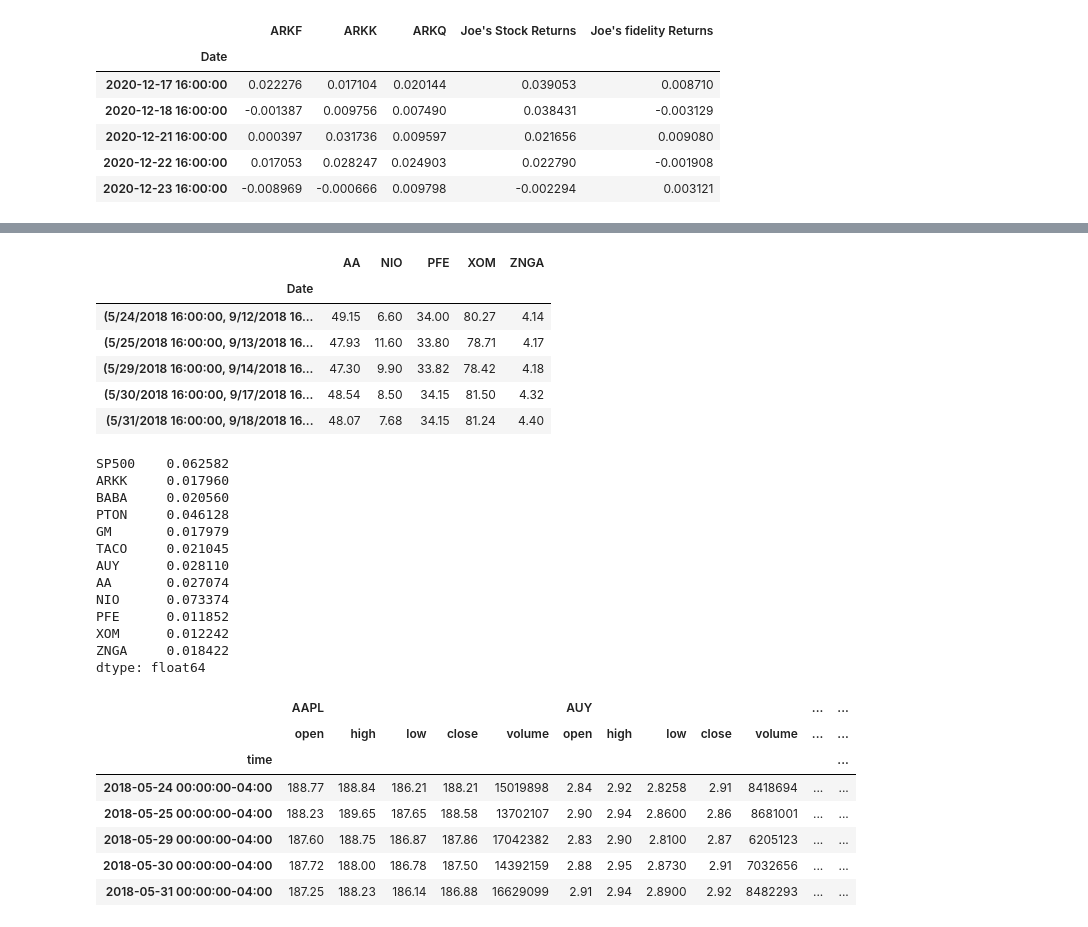
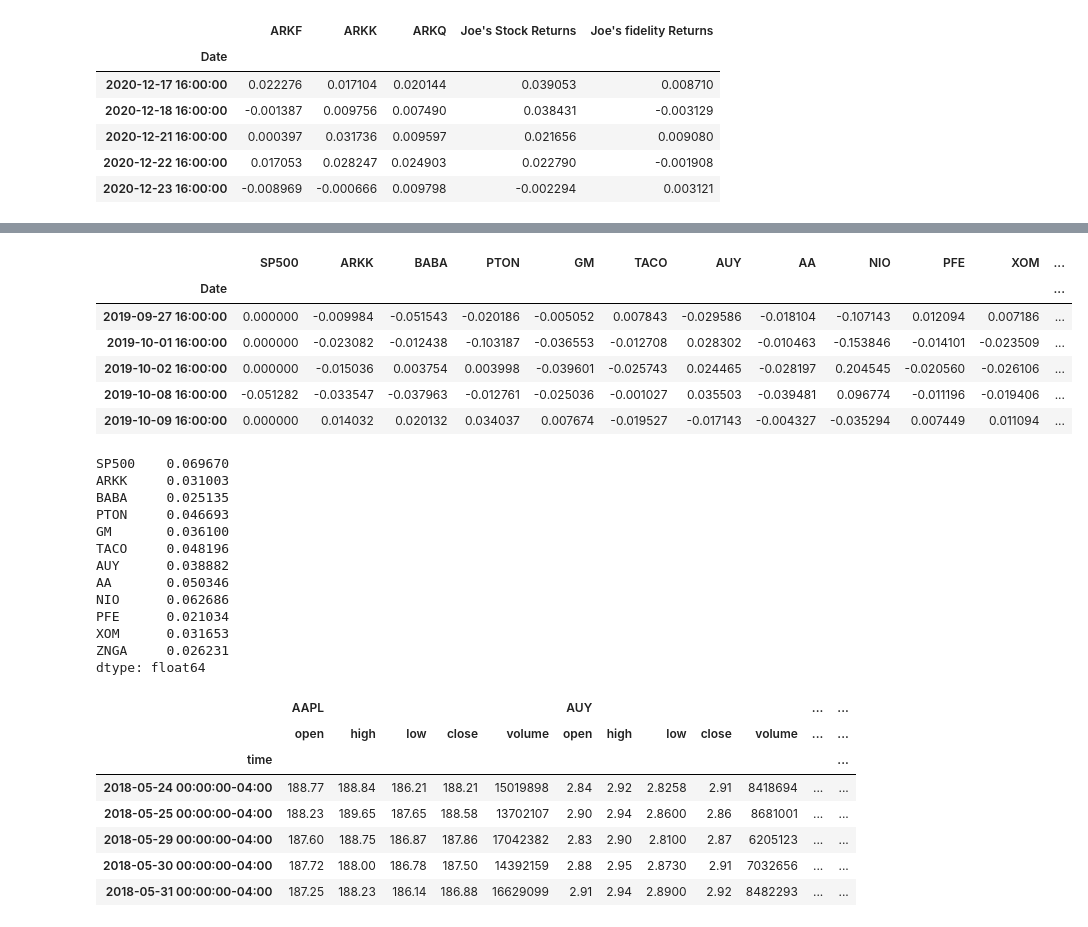
Before and after one commit to whitneydt/Project-FI-Data, a Jupyter notebook: Visualizations.ipynb, the cells around one changed output, grey strips where cells are left out. Cells and saved outputs as stored; diff of their text form; code cells hidden in the pictures.

```diff
--- a/Visualizations.ipynb
+++ b/Visualizations.ipynb
@@ -32,6 +32,7 @@ api = tradeapi.REST(
 ETF_Return_Path = Path('ETF_Daily_Returns')
 Joe_stock_path = Path('/Users/whitneyturner/Project-FI-Data/Performance_Data/Joe_Stock_Portfolio/Joes_Weighted_Returns')
 Joe_fidelity_path = Path('/Users/whitneyturner/Project-FI-Data/Joe_Fidelity_Stock_Data/Resources/Joe_Fidelity_Weighted_Returns')
+sharpe_path = Path('/Users/whitneyturner/Project-FI-Data/STD_and_Sharpe_Risk_Analysis/Sharpe_Ratio_returns.csv')
 # %%
 #Read in data
 etf_df = pd.read_csv(ETF_Return_Path, index_col="Date", parse_dates=True, infer_datetime_format=True)
@@ -127,14 +52,0 @@ joe_top5.head()
-# %%
-#concat Larry's Top 5 into a DataFrame
-larry_top5 = pd.concat([larry_top5_aa_portfolio,larry_top5_nio_portfolio,lary_top5_pfe_portfolio,larry_top5_xom_portfolio,larry_top5_znga_portfolio], axis='columns', join='inner')
-larry_top5 = larry_top5.dropna()
-larry_top5 = larry_top5.set_index('Date')
-larry_top5.head()
-# %% [output]
-|  | AA | NIO | PFE | XOM | ZNGA |
-| Date |  |  |  |  |  |
-| (5/24/2018 16:00:00, 9/12/2018 16... | 49.15 | 6.60 | 34.00 | 80.27 | 4.14 |
-| (5/25/2018 16:00:00, 9/13/2018 16... | 47.93 | 11.60 | 33.80 | 78.71 | 4.17 |
-| (5/29/2018 16:00:00, 9/14/2018 16... | 47.30 | 9.90 | 33.82 | 78.42 | 4.18 |
-| (5/30/2018 16:00:00, 9/17/2018 16... | 48.54 | 8.50 | 34.15 | 81.50 | 4.32 |
-| (5/31/2018 16:00:00, 9/18/2018 16... | 48.07 | 7.68 | 34.15 | 81.24 | 4.40 |
@@ -156,20 +53,32 @@ all_returns = pd.concat([sp_500_returns.reset_index(drop=True), arkk_returns.res
+# %%
+#Read in Sharpe Ratio Data
+sharpe_df = pd.read_csv(sharpe_path, index_col="Date", parse_dates=True, infer_datetime_format=True)
+sharpe_df.head()
+# %% [output]
+|  | SP500 | ARKK | BABA | PTON | GM | TACO | AUY | AA | NIO | PFE | XOM | ... |
+| Date |  |  |  |  |  |  |  |  |  |  |  | ... |
+| 2019-09-27 16:00:00 | 0.000000 | -0.009984 | -0.051543 | -0.020186 | -0.005052 | 0.007843 | -0.029586 | -0.018104 | -0.107143 | 0.012094 | 0.007186 | ... |
+| 2019-10-01 16:00:00 | 0.000000 | -0.023082 | -0.012438 | -0.103187 | -0.036553 | -0.012708 | 0.028302 | -0.010463 | -0.153846 | -0.014101 | -0.023509 | ... |
+| 2019-10-02 16:00:00 | 0.000000 | -0.015036 | 0.003754 | 0.003998 | -0.039601 | -0.025743 | 0.024465 | -0.028197 | 0.204545 | -0.020560 | -0.026106 | ... |
+| 2019-10-08 16:00:00 | -0.051282 | -0.033547 | -0.037963 | -0.012761 | -0.025036 | -0.001027 | 0.035503 | -0.039481 | 0.096774 | -0.011196 | -0.019406 | ... |
+| 2019-10-09 16:00:00 | 0.000000 | 0.014032 | 0.020132 | 0.034037 | 0.007674 | -0.019527 | -0.017143 | -0.004327 | -0.035294 | 0.007449 | 0.011094 | ... |
 # %%
 # Calculate std dev
-all_portfolio_std = all_returns.std()
+all_portfolio_std = sharpe_df.std()
 all_portfolio_std
 # %% [output]
-SP500    0.062582
-ARKK     0.017960
-BABA     0.020560
-PTON     0.046128
-GM       0.017979
-TACO     0.021045
-AUY      0.028110
-AA       0.027074
-NIO      0.073374
-PFE      0.011852
-XOM      0.012242
-ZNGA     0.018422
+SP500    0.069670
+ARKK     0.031003
+BABA     0.025135
+PTON     0.046693
+GM       0.036100
+TACO     0.048196
+AUY      0.038882
+AA       0.050346
+NIO      0.062686
+PFE      0.021034
+XOM      0.031653
+ZNGA     0.026231
 dtype: float64
 # %%
 ### Joe's Simulations Data frame
```
Also changed, not shown: parts of 7 cells of this notebook, 2 other files.
